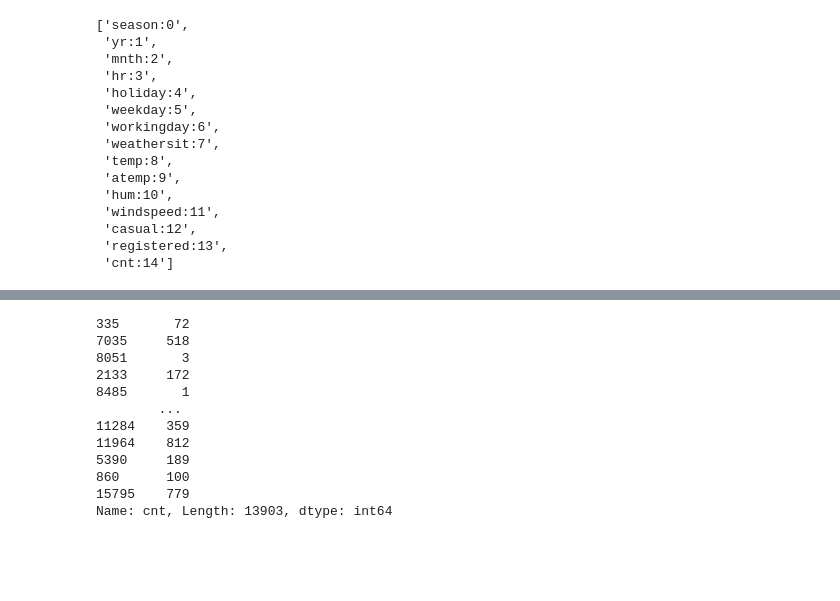
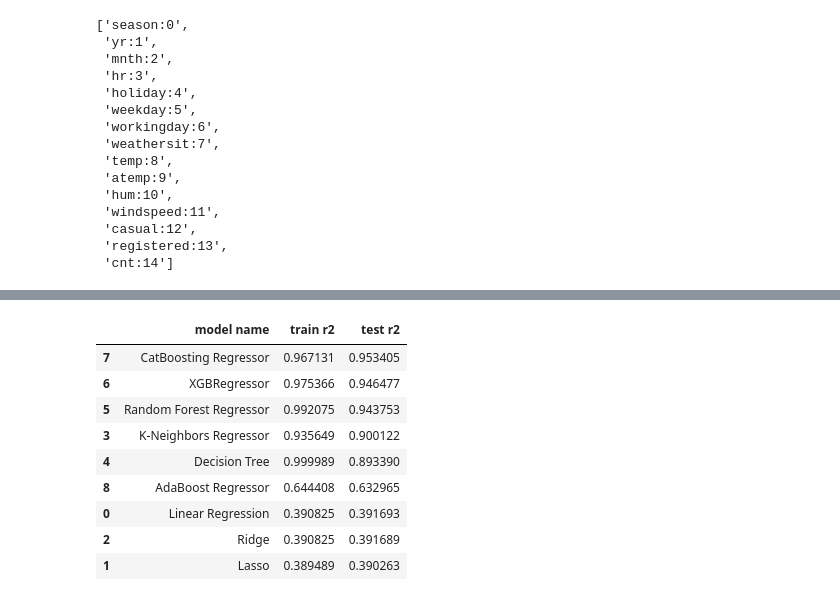
Before and after one commit to shivshankarsajeev/Bike-Sharing, a Jupyter notebook: Notebook/Model.ipynb, the cells around one changed output, grey strips where cells are left out. Drawn from its saved outputs; the diff is of its cells as text; code cells hidden in the pictures; blank space fills up the shorter version.

```diff
--- a/Notebook/Model.ipynb
+++ b/Notebook/Model.ipynb
@@ -91,6 +102,7 @@ ordinal_categories = [['springer', 'summer', 'fall', 'winter'],
 numerical_cols = ['temp', 'atemp', 'hum', 'windspeed']
 # %%
 trf1 = ColumnTransformer(transformers=[
-    ('ohe', OneHotEncoder(sparse_output=False, drop='first'), [4,6,7]),
-    ('ord', OrdinalEncoder(categories=ordinal_categories), [0,2,5])
+    ('ohe', OneHotEncoder(sparse_output=False, drop='first'), nominal_cols),
+    ('order', OrdinalEncoder(categories=ordinal_categories), ordinal_cols),
+    ('scale', StandardScaler(), numerical_cols)
 ],remainder='passthrough')
@@ -102,0 +112,2 @@ trf3 =  RandomForestRegressor()
+# %%
+X_train,X_test,y_train,y_test = train_test_split(X, y, test_size=0.2, random_state=42)
@@ -123,6 +189,13 @@ memory usage: 2.0+ MB
 # %%
-pipe = Pipeline([
-    ('trf1', trf1),
-    ('trf2', trf2),
-    ('trf3',trf3)
-])
+pd.DataFrame(list(zip(model_list, r2_train, r2_test)),  columns=['model name','train r2', 'test r2']).sort_values(by=["test r2"],ascending=False)
+# %% [output]
+|  | model name | train r2 | test r2 |
+| 7 | CatBoosting Regressor | 0.967131 | 0.953405 |
+| 6 | XGBRegressor | 0.975366 | 0.946477 |
+| 5 | Random Forest Regressor | 0.992075 | 0.943753 |
+| 3 | K-Neighbors Regressor | 0.935649 | 0.900122 |
+| 4 | Decision Tree | 0.999989 | 0.893390 |
+| 8 | AdaBoost Regressor | 0.644408 | 0.632965 |
+| 0 | Linear Regression | 0.390825 | 0.391693 |
+| 2 | Ridge | 0.390825 | 0.391689 |
+| 1 | Lasso | 0.389489 | 0.390263 |
@@ -136,15 +201,0 @@ X_train,X_test,y_train,y_test = train_test_split(X,y,
-# %%
-y_train
-# %% [output]
-335       72
-7035     518
-8051       3
-2133     172
-8485       1
-        ...
-11284    359
-11964    812
-5390     189
-860      100
-15795    779
-Name: cnt, Length: 13903, dtype: int64
```
Also changed, not shown: parts of 26 cells of this notebook, 4 other files.
